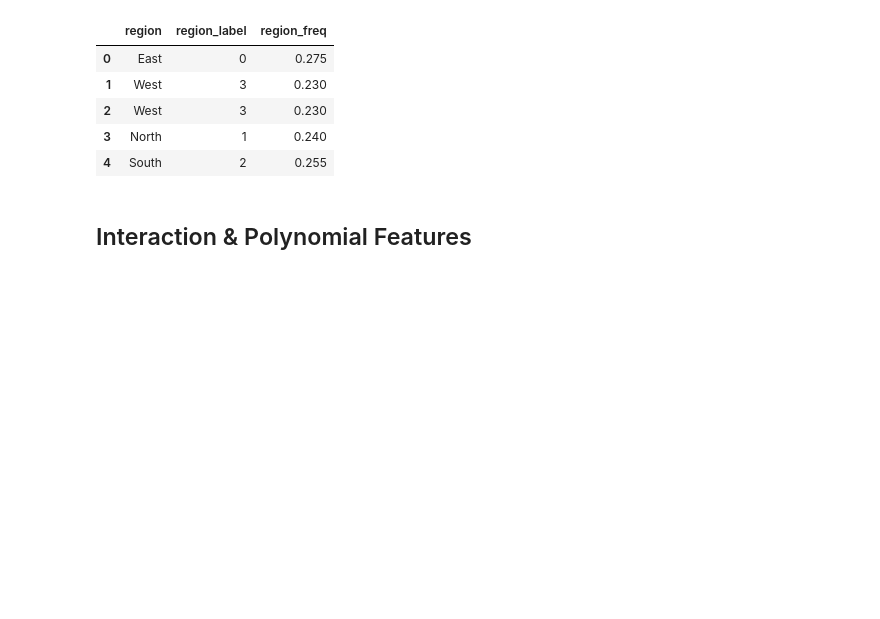
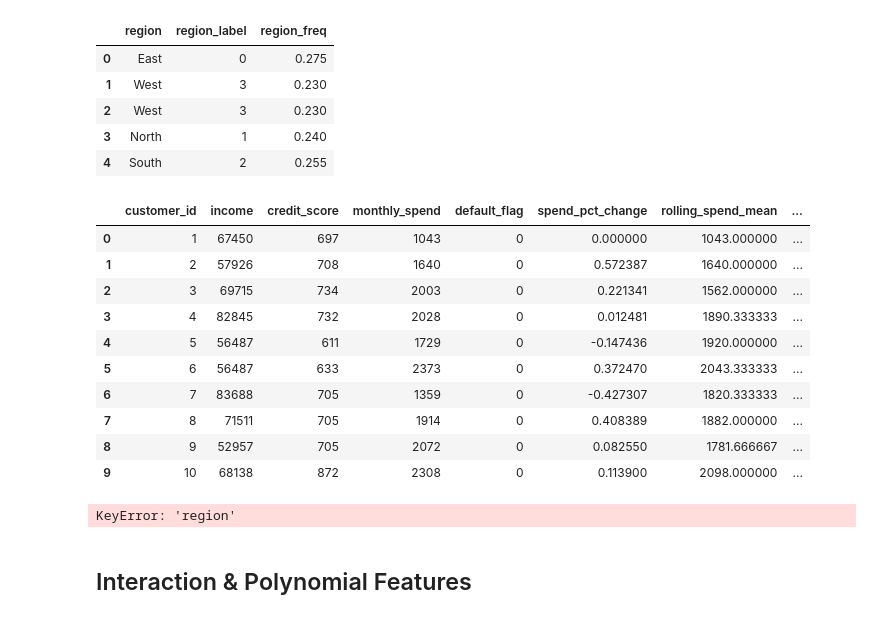
Before and after one commit to apa9951/bootcamp_Azfina_Anindita, a Jupyter notebook: class_materials/class_lecture09/stage09_feature-engineering_lecture-notebook.ipynb, the cells around one changed output. Drawn from its saved outputs; the diff is of its cells as text; code cells hidden in the pictures; blank space fills up the shorter version.

```diff
--- a/class_materials/class_lecture09/stage09_feature-engineering_lecture-notebook.ipynb
+++ b/class_materials/class_lecture09/stage09_feature-engineering_lecture-notebook.ipynb
@@ -67,6 +67,27 @@ df[['region','region_label','region_freq']].head()
 | 2 | West | 3 | 0.230 |
 | 3 | North | 1 | 0.240 |
 | 4 | South | 2 | 0.255 |
+# %%
+#print results of one hot encoding --> split 1 column east/west/south/west into 4 column
+df_onehot.head(10)
+# %% [output]
+|  | customer_id | income | credit_score | monthly_spend | default_flag | spend_pct_change | rolling_spend_mean | ... |
+| 0 | 1 | 67450 | 697 | 1043 | 0 | 0.000000 | 1043.000000 | ... |
+| 1 | 2 | 57926 | 708 | 1640 | 0 | 0.572387 | 1640.000000 | ... |
+| 2 | 3 | 69715 | 734 | 2003 | 0 | 0.221341 | 1562.000000 | ... |
+| 3 | 4 | 82845 | 732 | 2028 | 0 | 0.012481 | 1890.333333 | ... |
+| 4 | 5 | 56487 | 611 | 1729 | 0 | -0.147436 | 1920.000000 | ... |
+| 5 | 6 | 56487 | 633 | 2373 | 0 | 0.372470 | 2043.333333 | ... |
+| 6 | 7 | 83688 | 705 | 1359 | 0 | -0.427307 | 1820.333333 | ... |
+| 7 | 8 | 71511 | 705 | 1914 | 0 | 0.408389 | 1882.000000 | ... |
+| 8 | 9 | 52957 | 705 | 2072 | 0 | 0.082550 | 1781.666667 | ... |
+| 9 | 10 | 68138 | 872 | 2308 | 0 | 0.113900 | 2098.000000 | ... |
+# %%
+#label encoding
+le = LabelEncoder()
+df['region_label'] = le.fit_transform(df['region'])
+# %% [output]
+KeyError: 'region'
 # %% [markdown]
 ## Interaction & Polynomial Features
 # %%
```
Also changed, not shown: parts of 2 cells of this notebook, 19 other files.
